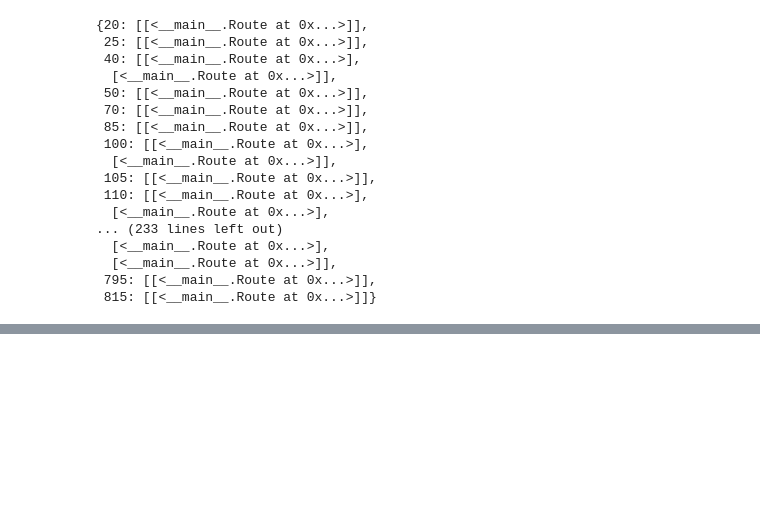
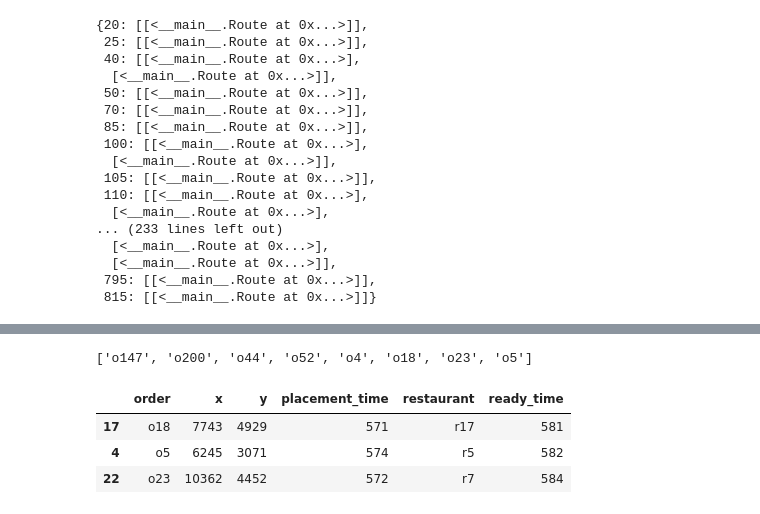
Before and after one commit to spencerkmarley/smu-cs606-meal-delivery-routing-problem, a Jupyter notebook: initialization-nb.ipynb, the cells around one changed output, grey strips where cells are left out. Cells and saved outputs as stored; diff of their text form; code cells hidden in the pictures; blank space fills up the shorter version.

```diff
--- a/initialization-nb.ipynb
+++ b/initialization-nb.ipynb
@@ -496,0 +525,14 @@ dr.initialization(t,ready_orders,idle_couriers,bundle_size)
+# %%
+t = 575
+orders_list = [o.id for o in dr.orders_by_horizon_interval[t]]
+print(orders_list)
+# %% [output]
+['o147', 'o200', 'o44', 'o52', 'o4', 'o18', 'o23', 'o5']
+# %%
+
+orders[(orders['ready_time']<t+10) & (orders['placement_time']<t) & (orders['placement_time']>=t-5)].sort_values(by=['ready_time'])
+# %% [output]
+|  | order | x | y | placement_time | restaurant | ready_time |
+| 17 | o18 | 7743 | 4929 | 571 | r17 | 581 |
+| 4 | o5 | 6245 | 3071 | 574 | r5 | 582 |
+| 22 | o23 | 10362 | 4452 | 572 | r7 | 584 |
```
Also changed, not shown: parts of 9 cells of this notebook.
